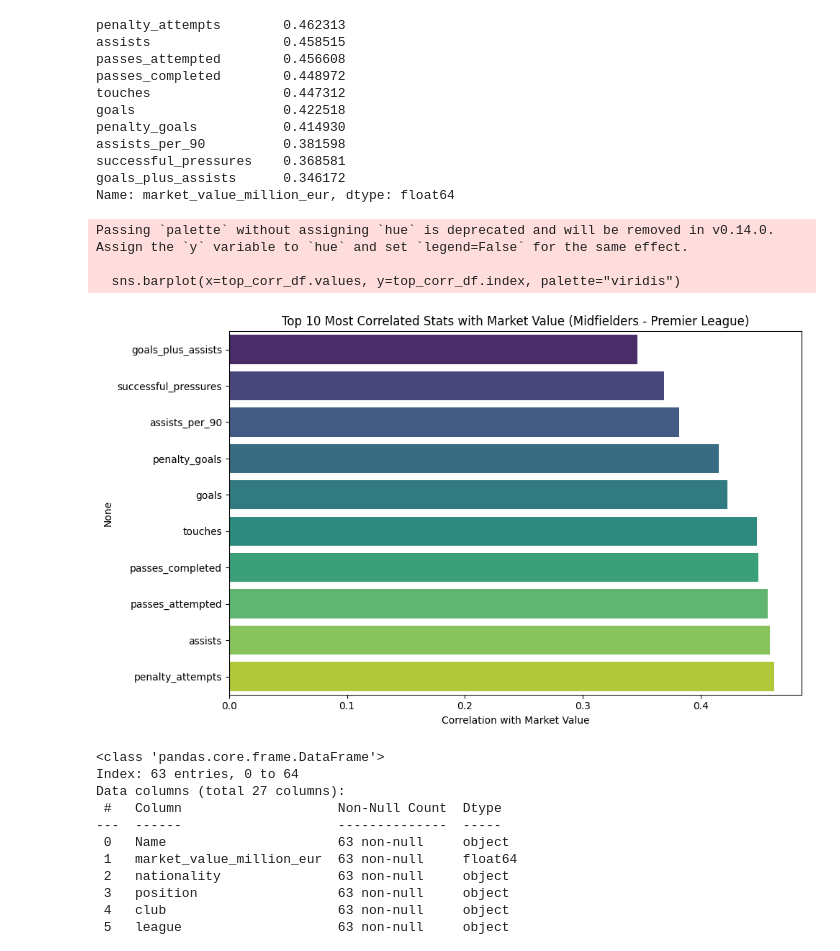
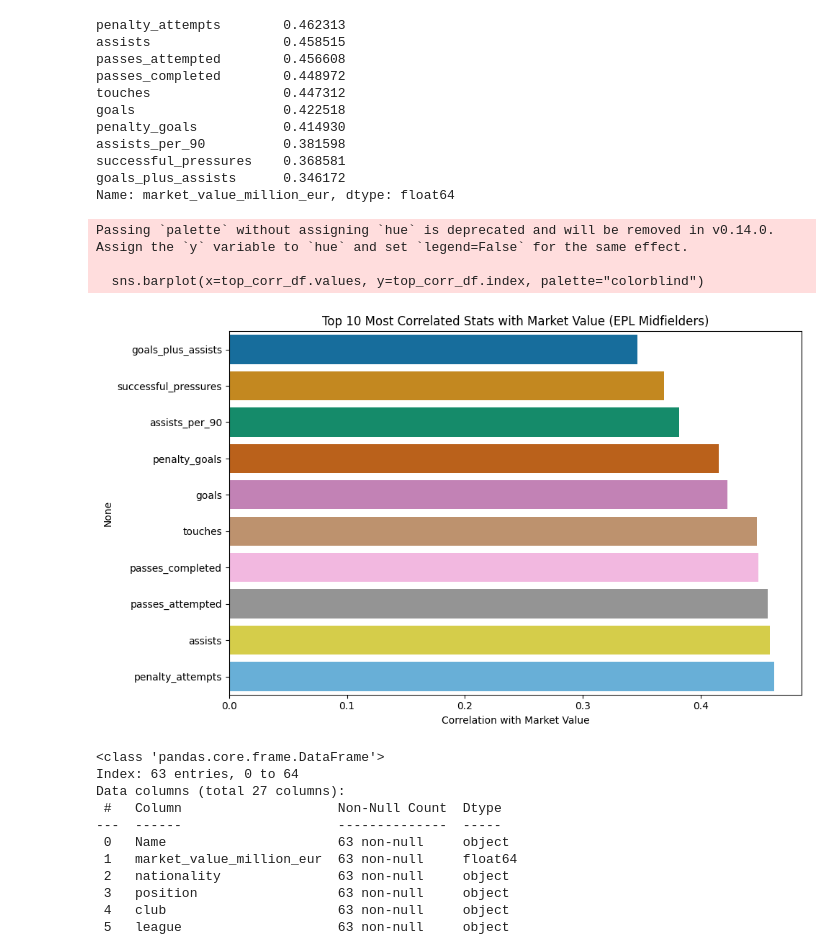
Before and after one commit to karsan377/EPL-Midfielder-Value, a Jupyter notebook: DataCheckpoint_Group110_SP25.ipynb, the cells around one changed output. Saved outputs shown, nothing was run; the diff lists cells and outputs as text; code cells hidden in the pictures.

```diff
--- a/DataCheckpoint_Group110_SP25.ipynb
+++ b/DataCheckpoint_Group110_SP25.ipynb
@@ -249,22 +249,23 @@ Name: market_value_million_eur, dtype: float64
 # %%
 import matplotlib.pyplot as plt
 import seaborn as sns
+import pandas as pd
 
-# Create a DataFrame for plotting
-top_corr_df = most_correlated_stats.sort_values()  # sort for better visualization
+# Assuming most_correlated_stats is a Series of correlations
+top_corr_df = most_correlated_stats.sort_values(ascending=True)  # sort ascending for barplot y-axis
 
 plt.figure(figsize=(10, 6))
-sns.barplot(x=top_corr_df.values, y=top_corr_df.index, palette="viridis")
+sns.barplot(x=top_corr_df.values, y=top_corr_df.index, palette="colorblind")
 
 plt.xlabel('Correlation with Market Value')
-plt.title('Top 10 Most Correlated Stats with Market Value (Midfielders - Premier League)')
+plt.title('Top 10 Most Correlated Stats with Market Value (EPL Midfielders)')
 plt.tight_layout()
 plt.show()
 # %% [output]
 Passing `palette` without assigning `hue` is deprecated and will be removed in v0.14.0. Assign the `y` variable to `hue` and set `legend=False` for the same effect.
 
-  sns.barplot(x=top_corr_df.values, y=top_corr_df.index, palette="viridis")
+  sns.barplot(x=top_corr_df.values, y=top_corr_df.index, palette="colorblind")
-[figure, old version]
+[figure, new version]
 # %%
 merged_df.info()
 # %% [output]
```
Also changed, not shown: parts of 5 cells of this notebook.
